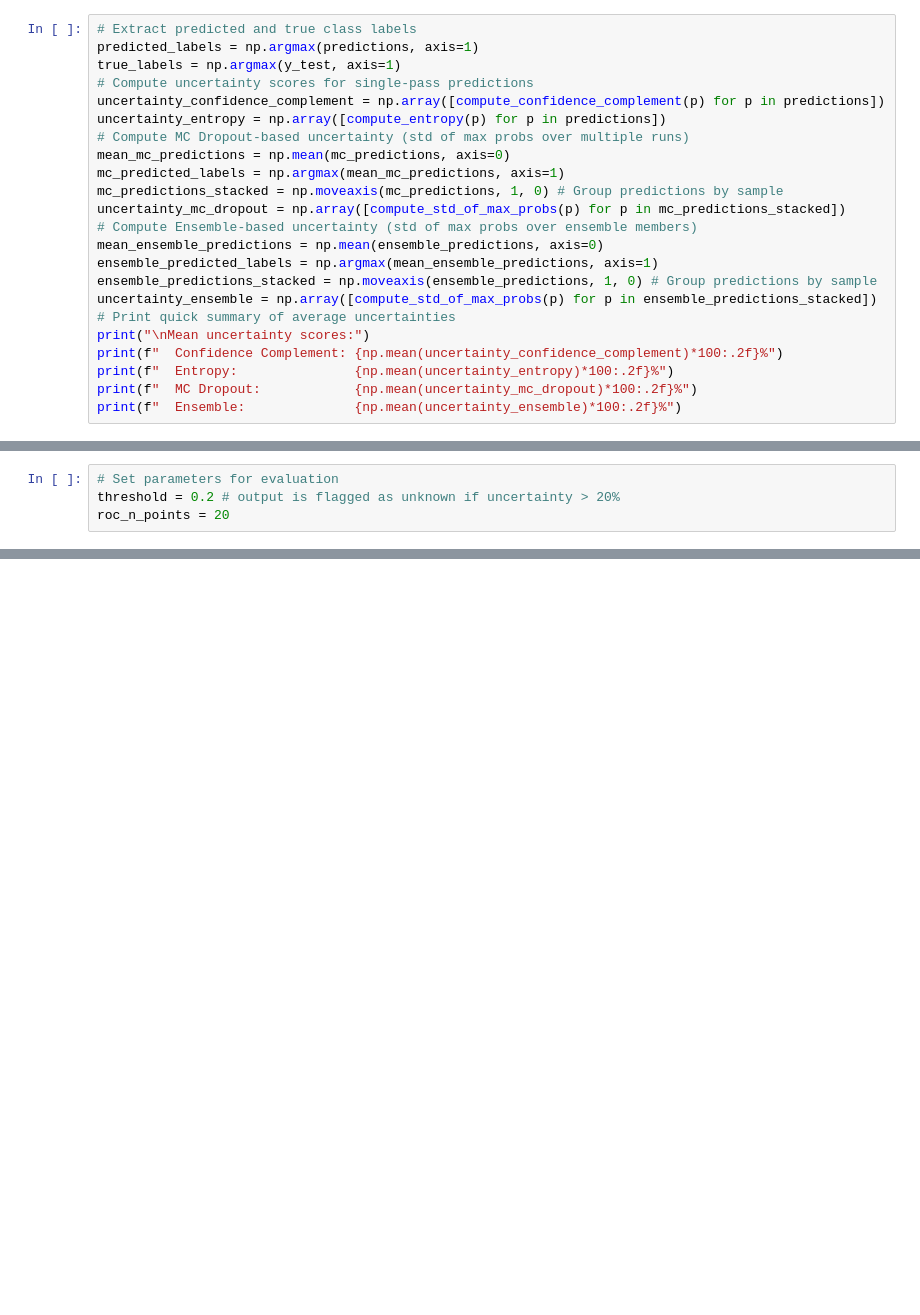
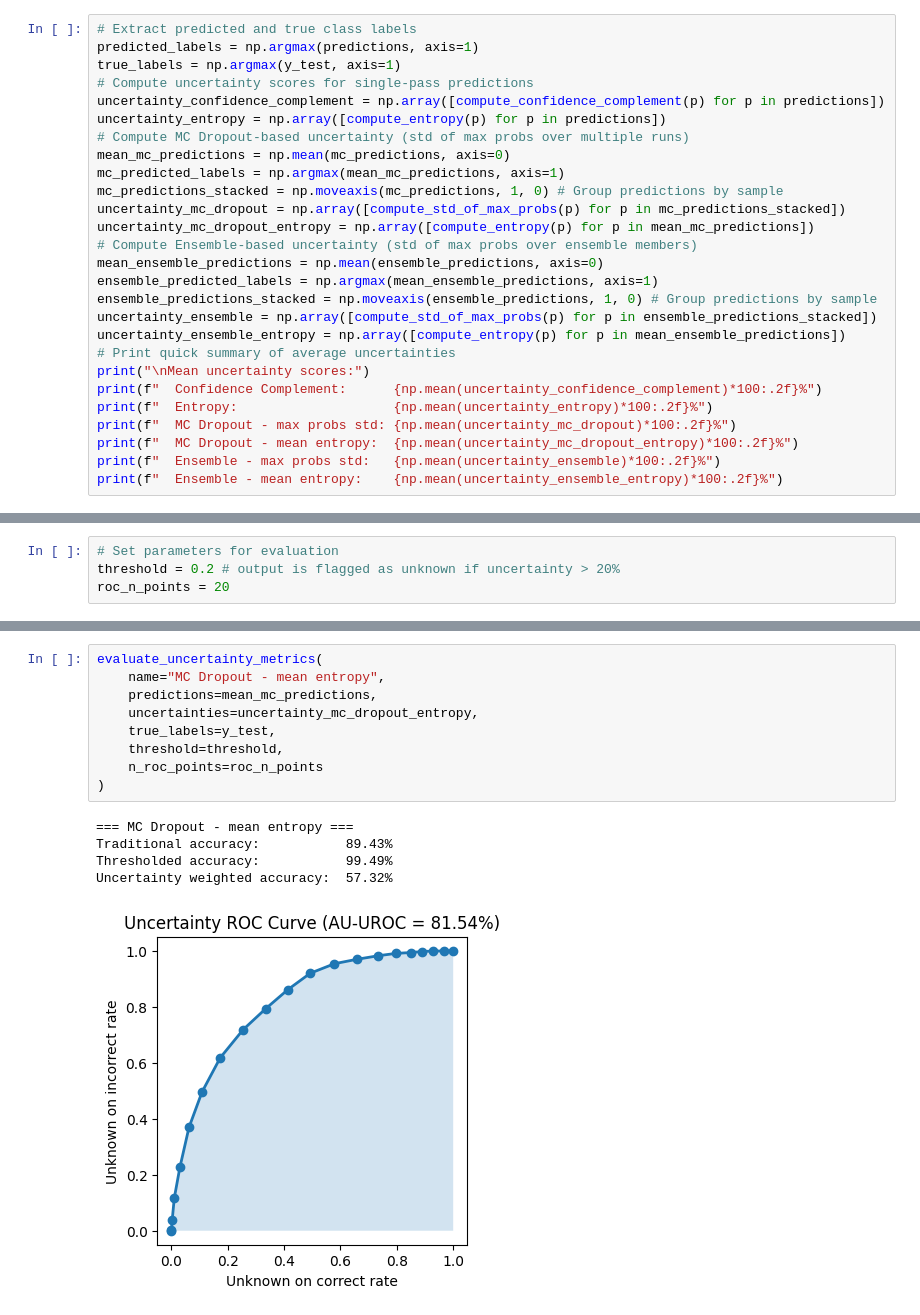
Before and after one commit to nicopellegrinelli/roby, a Jupyter notebook: code/InitialInvestigation.ipynb, the cells around one changed output, grey strips where cells are left out. Cells and saved outputs as stored; diff of their text form; blank space fills up the shorter version.

```diff
--- a/code/InitialInvestigation.ipynb
+++ b/code/InitialInvestigation.ipynb
@@ -379,16 +366,20 @@ mean_mc_predictions = np.mean(mc_predictions, axis=0)
 mc_predicted_labels = np.argmax(mean_mc_predictions, axis=1)
 mc_predictions_stacked = np.moveaxis(mc_predictions, 1, 0) # Group predictions by sample
 uncertainty_mc_dropout = np.array([compute_std_of_max_probs(p) for p in mc_predictions_stacked])
+uncertainty_mc_dropout_entropy = np.array([compute_entropy(p) for p in mean_mc_predictions])
 # Compute Ensemble-based uncertainty (std of max probs over ensemble members)
 mean_ensemble_predictions = np.mean(ensemble_predictions, axis=0)
 ensemble_predicted_labels = np.argmax(mean_ensemble_predictions, axis=1)
 ensemble_predictions_stacked = np.moveaxis(ensemble_predictions, 1, 0) # Group predictions by sample
 uncertainty_ensemble = np.array([compute_std_of_max_probs(p) for p in ensemble_predictions_stacked])
+uncertainty_ensemble_entropy = np.array([compute_entropy(p) for p in mean_ensemble_predictions])
 # Print quick summary of average uncertainties
 print("\nMean uncertainty scores:")
-print(f"  Confidence Complement: {np.mean(uncertainty_confidence_complement)*100:.2f}%")
-print(f"  Entropy:               {np.mean(uncertainty_entropy)*100:.2f}%")
-print(f"  MC Dropout:            {np.mean(uncertainty_mc_dropout)*100:.2f}%")
-print(f"  Ensemble:              {np.mean(uncertainty_ensemble)*100:.2f}%")
+print(f"  Confidence Complement:      {np.mean(uncertainty_confidence_complement)*100:.2f}%")
+print(f"  Entropy:                    {np.mean(uncertainty_entropy)*100:.2f}%")
+print(f"  MC Dropout - max probs std: {np.mean(uncertainty_mc_dropout)*100:.2f}%")
+print(f"  MC Dropout - mean entropy:  {np.mean(uncertainty_mc_dropout_entropy)*100:.2f}%")
+print(f"  Ensemble - max probs std:   {np.mean(uncertainty_ensemble)*100:.2f}%")
+print(f"  Ensemble - mean entropy:    {np.mean(uncertainty_ensemble_entropy)*100:.2f}%")
 # %% [output]
 Mean uncertainty scores:
@@ -534,2 +534,17 @@ Uncertainty weighted accuracy:  75.72%
+# %%
+evaluate_uncertainty_metrics(
+    name="MC Dropout - mean entropy",
+    predictions=mean_mc_predictions,
+    uncertainties=uncertainty_mc_dropout_entropy,
+    true_labels=y_test,
+    threshold=threshold,
+    n_roc_points=roc_n_points
+)
+# %% [output]
+=== MC Dropout - mean entropy ===
+Traditional accuracy:           89.43%
+Thresholded accuracy:           99.49%
+Uncertainty weighted accuracy:  57.32%
+[figure, added]
 # %%
 evaluate_uncertainty_metrics(
```
Also changed, not shown: parts of 17 cells of this notebook.
